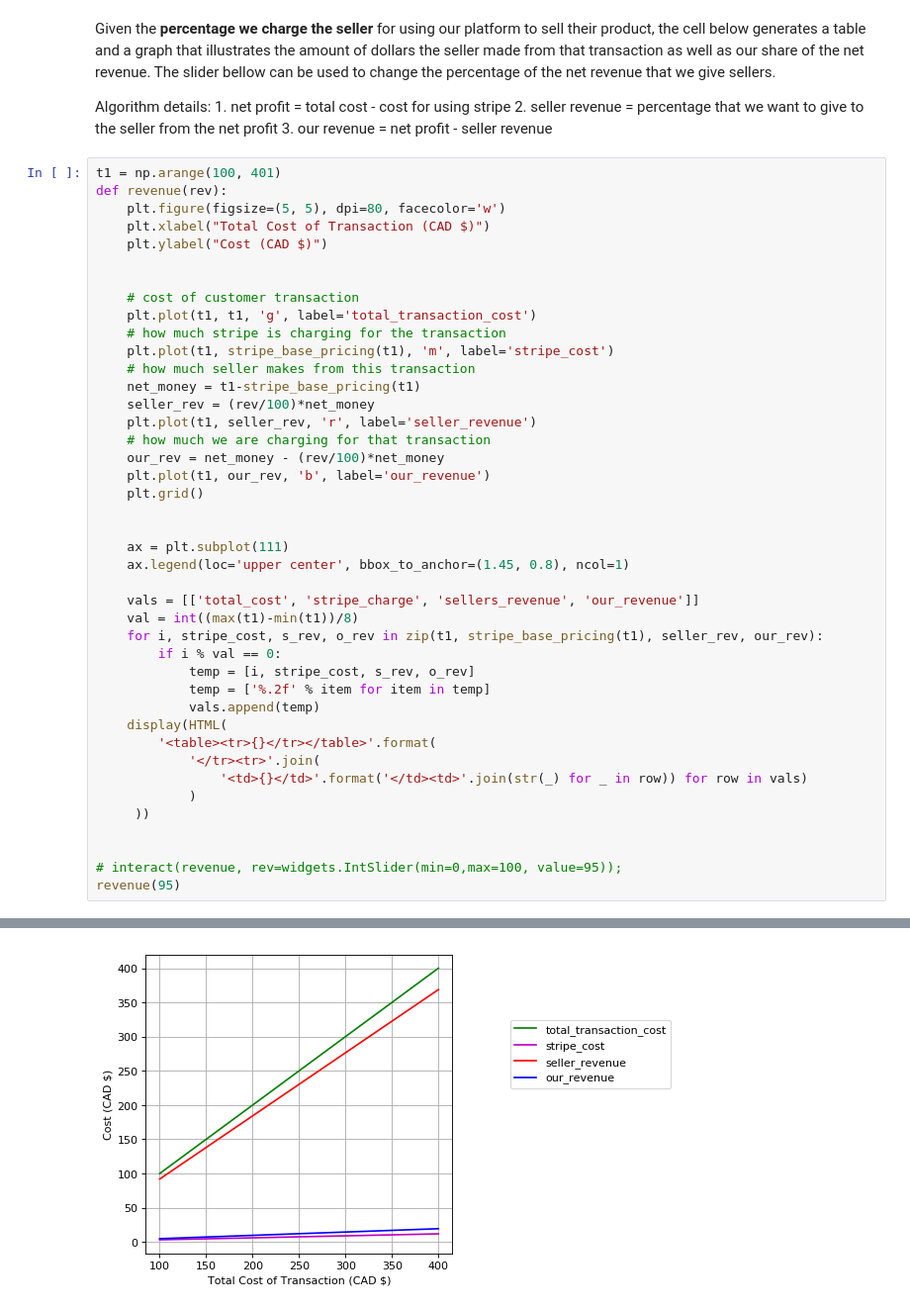
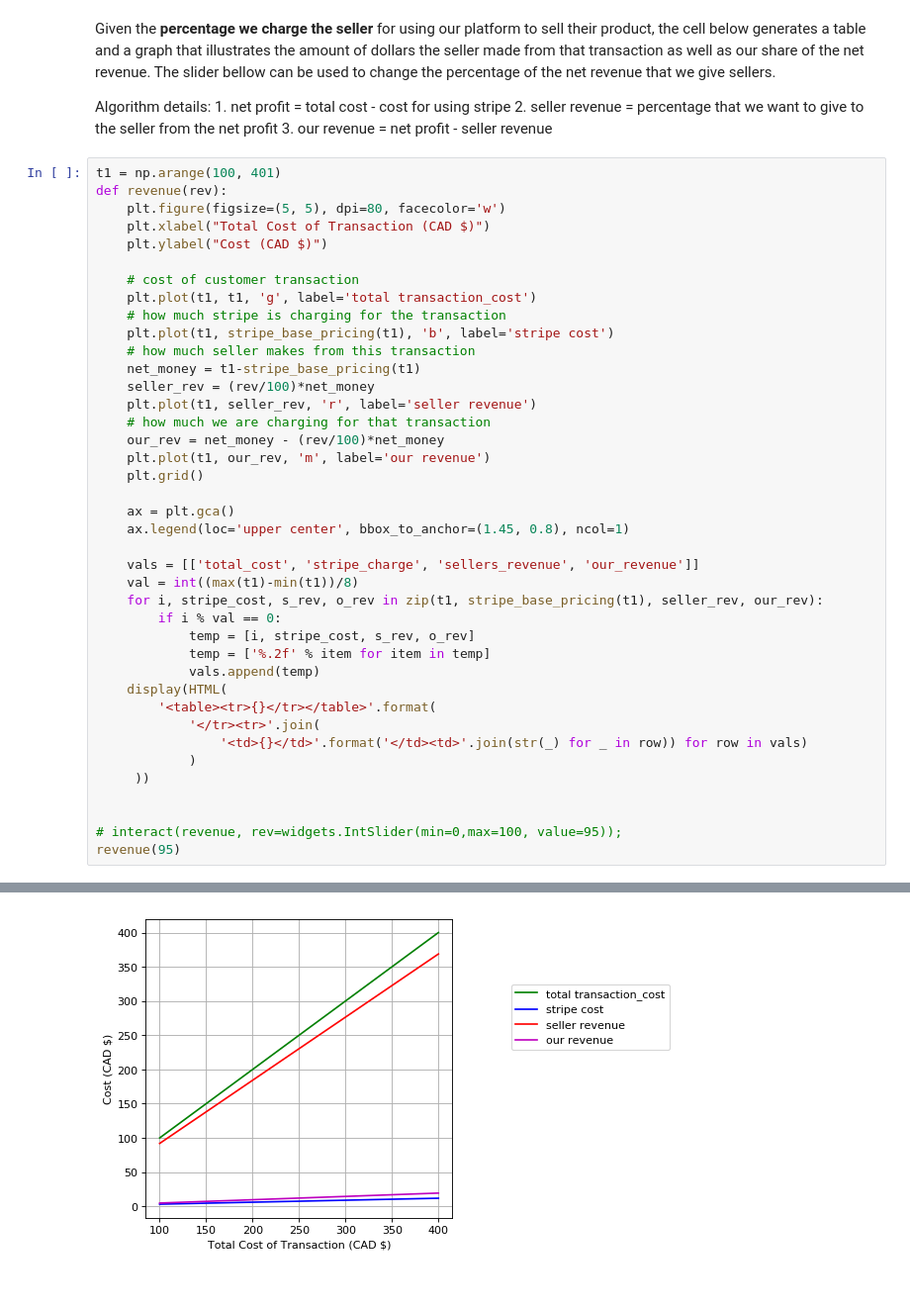
Before and after one commit to PraveenHarris/ALilVis4StripePricing, a Jupyter notebook: Pricing.ipynb, the cells around one changed output, grey strips where cells are left out. Shown at 99% size. Cells and saved outputs as stored; diff of their text form.

```diff
--- a/Pricing.ipynb
+++ b/Pricing.ipynb
@@ -39,52 +39,50 @@ def revenue(rev):
     plt.xlabel("Total Cost of Transaction (CAD $)")
     plt.ylabel("Cost (CAD $)")
 
-
     # cost of customer transaction
-    plt.plot(t1, t1, 'g', label='total_transaction_cost')
+    plt.plot(t1, t1, 'g', label='total transaction_cost')
     # how much stripe is charging for the transaction
-    plt.plot(t1, stripe_base_pricing(t1), 'm', label='stripe_cost')
+    plt.plot(t1, stripe_base_pricing(t1), 'b', label='stripe cost')
     # how much seller makes from this transaction
     net_money = t1-stripe_base_pricing(t1)
     seller_rev = (rev/100)*net_money
-    plt.plot(t1, seller_rev, 'r', label='seller_revenue')
+    plt.plot(t1, seller_rev, 'r', label='seller revenue')
     # how much we are charging for that transaction
     our_rev = net_money - (rev/100)*net_money
-    plt.plot(t1, our_rev, 'b', label='our_revenue')
+    plt.plot(t1, our_rev, 'm', label='our revenue')
     plt.grid()
 
-
-    ax = plt.subplot(111)
+    ax = plt.gca()
     ax.legend(loc='upper center', bbox_to_anchor=(1.45, 0.8), ncol=1)
 
     vals = [['total_cost', 'stripe_charge', 'sellers_revenue', 'our_revenue']]
     val = int((max(t1)-min(t1))/8)
     for i, stripe_cost, s_rev, o_rev in zip(t1, stripe_base_pricing(t1), seller_rev, our_rev):
         if i % val == 0:
             temp = [i, stripe_cost, s_rev, o_rev]
             temp = ['%.2f' % item for item in temp]
             vals.append(temp)
     display(HTML(
         '<table><tr>{}</tr></table>'.format(
             '</tr><tr>'.join(
                 '<td>{}</td>'.format('</td><td>'.join(str(_) for _ in row)) for row in vals)
             )
      ))
 
 
 # interact(revenue, rev=widgets.IntSlider(min=0,max=100, value=95));
 revenue(95)
 # %% [output]
 | total_cost | stripe_charge | sellers_revenue | our_revenue |
 | 111.00 | 3.52 | 102.11 | 5.37 |
 | 148.00 | 4.59 | 136.24 | 7.17 |
 | 185.00 | 5.67 | 170.37 | 8.97 |
 | 222.00 | 6.74 | 204.50 | 10.76 |
 | 259.00 | 7.81 | 238.63 | 12.56 |
 | 296.00 | 8.88 | 272.76 | 14.36 |
 | 333.00 | 9.96 | 306.89 | 16.15 |
 | 370.00 | 11.03 | 341.02 | 17.95 |
-[figure, old version]
+[figure, new version]
 # %%
 t2 = np.arange(5000, 10000)
 def revenue_v2(rev):
```
Also changed, not shown: parts of 1 cell of this notebook.
